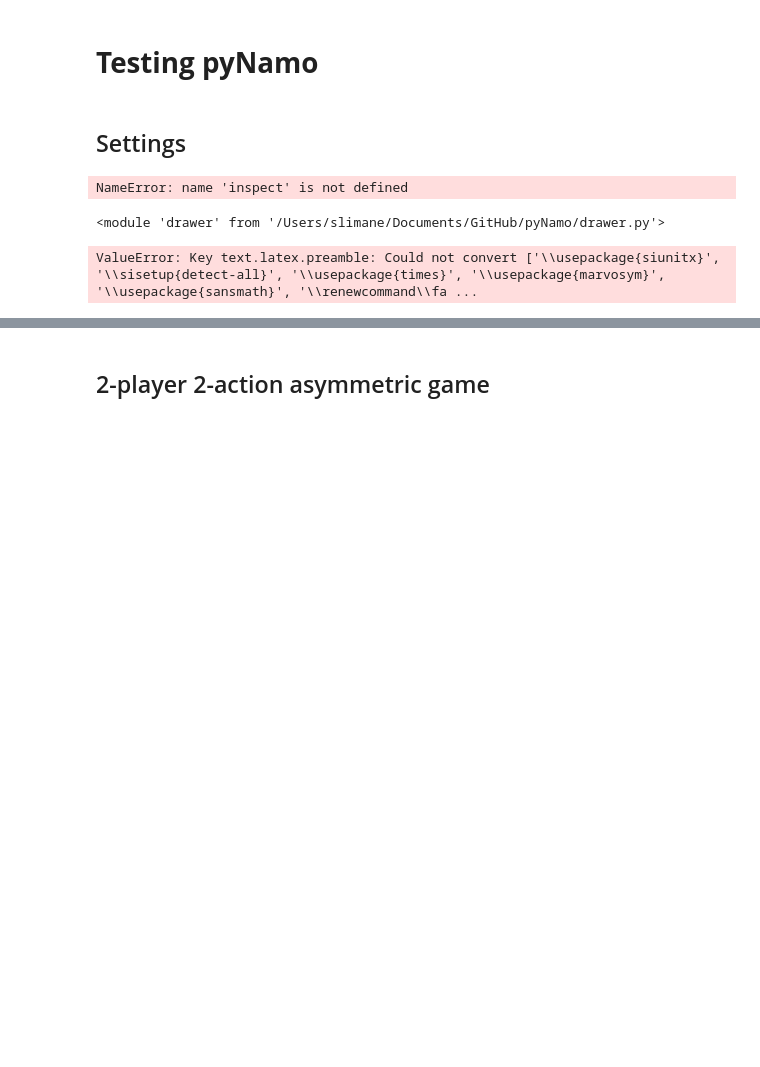
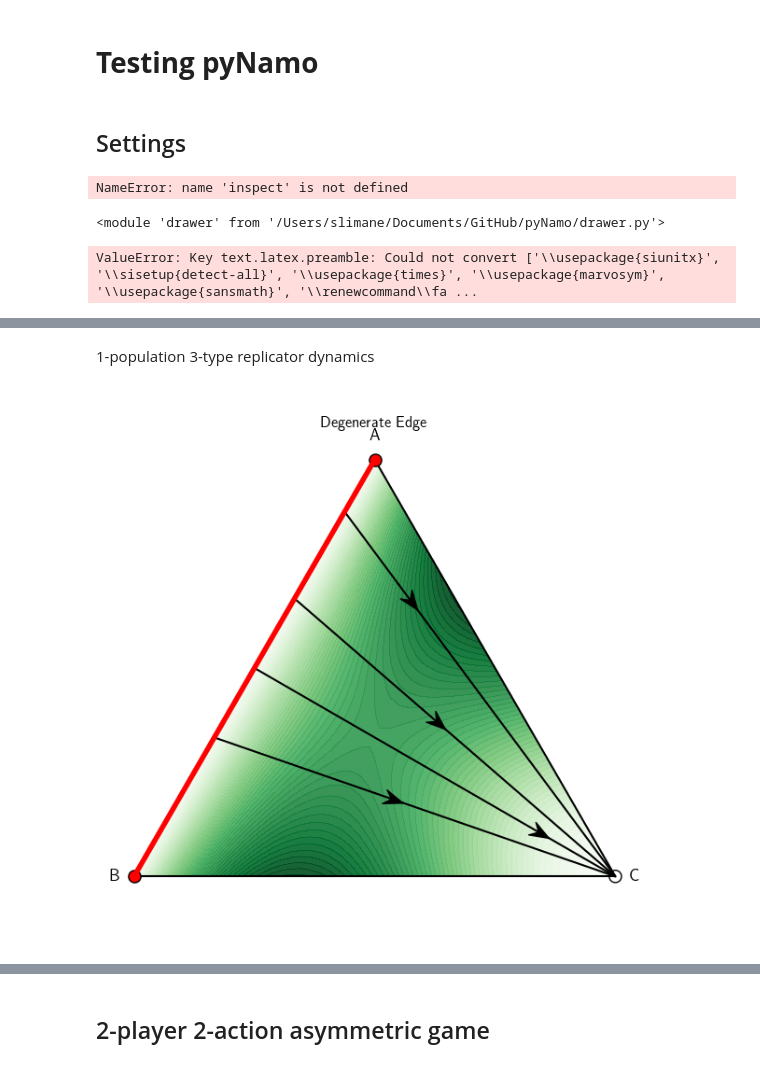
Before and after one commit to SlimaneD/pynamo, a Jupyter notebook: TestingCode.ipynb, the cells around one changed output, grey strips where cells are left out. Saved outputs shown, nothing was run; the diff lists cells and outputs as text; code cells hidden in the pictures; blank space fills up the shorter version.

```diff
--- a/TestingCode.ipynb
+++ b/TestingCode.ipynb
@@ -96,0 +57,57 @@ plt.savefig("testSimplex.pdf")
+# %% [markdown]
+1-population 3-type replicator dynamics
+# %%
+import numpy as np
+import matplotlib.pyplot as plt
+
+import game
+import drawer
+
+
+degenerate_edge_game = game.Game(
+    "Degenerate Edge",
+    np.array([
+        [1, 1, 0],
+        [1, 1, 0],
+        [2, 2, 0],
+    ], dtype=float),
+    strategy_labels=["A", "B", "C"],
+)
+
+fig, ax = drawer.plot_game(
+    degenerate_edge_game,
+    starts=[
+        [0.4, 0.2],
+        [0.2, 0.4],
+        [0.1, 0.1],
+        [0.7, 0.1],
+    ],
+    Tmax=500,
+    trajectory_arrows=[0.001],
+    trajectory_zorder=40,
+    speed_cmap=plt.cm.Greens,
+    speed_grid=50,
+    speed_levels=50,
+    sink_color="green",
+    saddle_color="gold",
+    source_color="red",
+    equilibrium_size=90,
+    equilibrium_zorder=45,
+)
+
+ab_start = drawer.p_to_sim(1, 0)  # pure A
+ab_end = drawer.p_to_sim(0, 1)    # pure B
+
+ax.plot(
+    [ab_start[0], ab_end[0]],
+    [ab_start[1], ab_end[1]],
+    color="red",
+    linewidth=4,
+    zorder=45,
+    solid_capstyle="round",
+)
+
+plt.tight_layout()
+plt.show()
+# %% [output]
+[figure, added]
```
Also changed, not shown: parts of 33 cells of this notebook, 33 other files.
